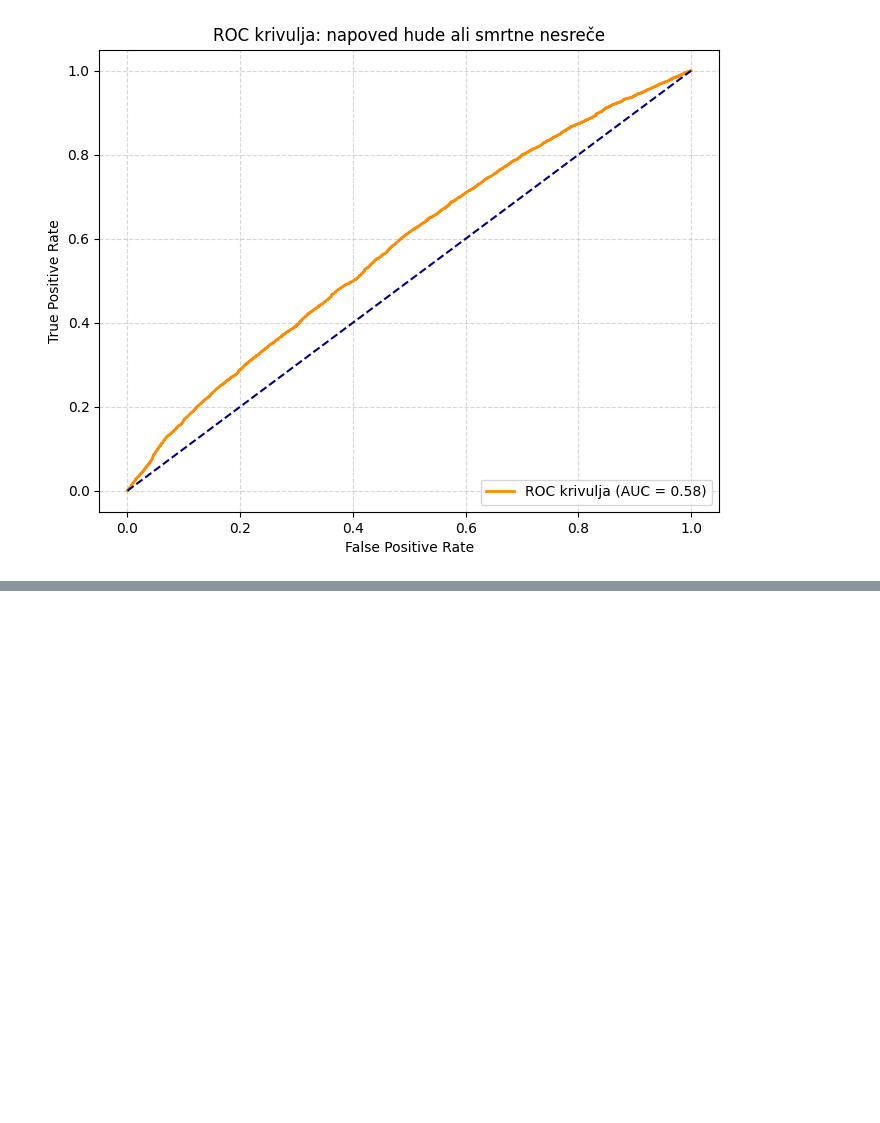
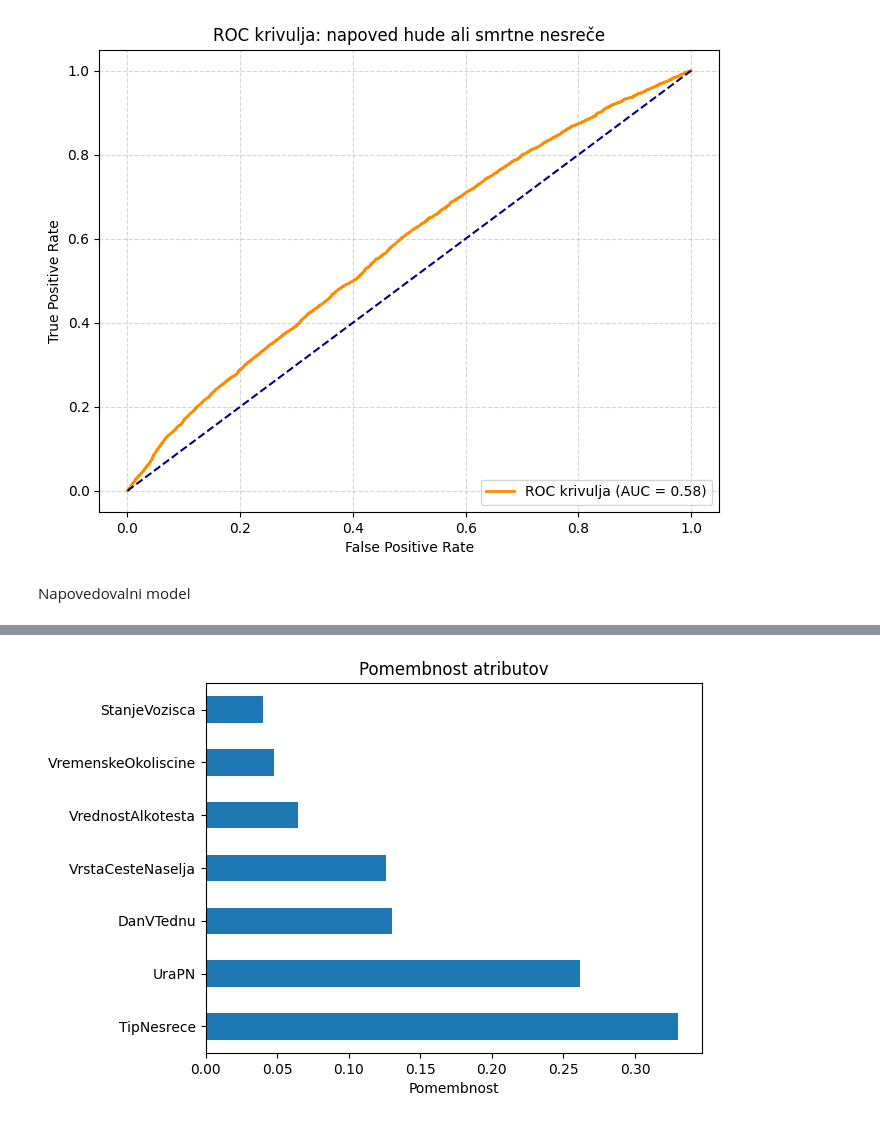
Before and after one commit to TeamsInsane/PR25_3, a Jupyter notebook: simple.ipynb, the cells around one changed output, grey strips where cells are left out. Saved outputs shown, nothing was run; the diff lists cells and outputs as text; code cells hidden in the pictures; blank space fills up the shorter version.

Commit message:
Dodan model in NB in app

```diff
--- a/simple.ipynb
+++ b/simple.ipynb
@@ -705,3 +695,81 @@ plt.grid(True, linestyle='--', alpha=0.5)
 plt.show()
 # %% [output]
 [figure]
+# %% [markdown]
+Napovedovalni model
+# %%
+import pandas as pd
+import numpy as np
+from sklearn.ensemble import RandomForestClassifier
+from sklearn.model_selection import train_test_split
+from sklearn.metrics import classification_report, confusion_matrix
+from sklearn.preprocessing import LabelEncoder
+import matplotlib.pyplot as plt
+import seaborn as sns
+import pickle
+
+modelData = data.copy()
+
+modelData["UraPN"] = modelData.dropna(subset=['UraPN'])['UraPN'].astype(int)
+modelData['DatumPN'] = pd.to_datetime(modelData['DatumPN'], dayfirst=True, errors='coerce')
+modelData['DanVTednu'] = modelData['DatumPN'].dt.dayofweek
+
+features = [
+    "UraPN",
+    "DanVTednu",
+    "VrstaCesteNaselja",
+    "StanjeVozisca",
+    "TipNesrece",
+    "VremenskeOkoliscine",
+    "VrednostAlkotesta",
+]
+
+target = "KlasifikacijaNesrece"
+
+modelData = modelData.dropna(subset=[target])
+
+X = modelData[features].copy()
+y = modelData[target].copy()
+
+categorical = X.select_dtypes(include="object").columns
+label_encoders = {}
+
+for col in categorical:
+    le = LabelEncoder()
+    X[col] = le.fit_transform(X[col].astype(str))
+    label_encoders[col] = le
+
+
+y_encoder = LabelEncoder()
+y = y_encoder.fit_transform(y.astype(str))
+
+X_train, X_test, y_train, y_test = train_test_split(X, y, test_size=0.2, random_state=42)
+
+model = RandomForestClassifier(n_estimators=100, random_state=42)
+model.fit(X_train, y_train)
+
+y_pred = model.predict(X_test)
+
+print("Confusion Matrix:")
+print(confusion_matrix(y_test, y_pred))
+
+print("\nClassification Report:")
+print(classification_report(y_test, y_pred, target_names=y_encoder.classes_))
+
+importances = model.feature_importances_
+feat_importances = pd.Series(importances, index=X.columns)
+feat_importances.nlargest(10).plot(kind='barh', title="Pomembnost atributov")
+plt.xlabel("Pomembnost")
+plt.show()
+
+with open("model.pkl", "wb") as f:
+    pickle.dump(model, f)
+
+# Save label encoders
+with open("label_encoders.pkl", "wb") as f:
+    pickle.dump(label_encoders, f)
+
+# Save target encoder
+with open("y_encoder.pkl", "wb") as f:
+    pickle.dump(y_encoder, f)
+# %% [output]
@@ -707,0 +793 @@ plt.show()
+[figure, added]
```
Also changed, not shown: parts of 10 cells of this notebook, 3 other files.
